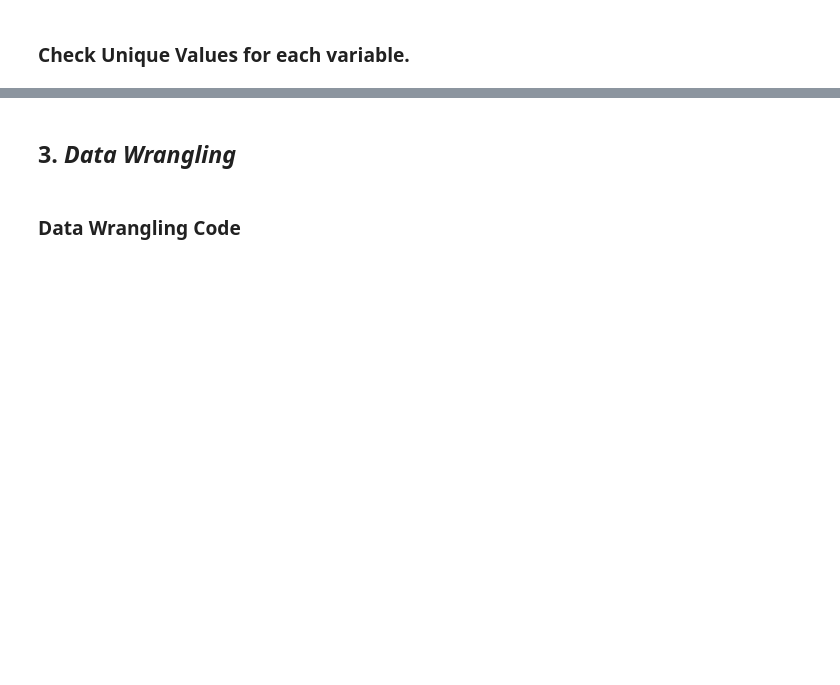
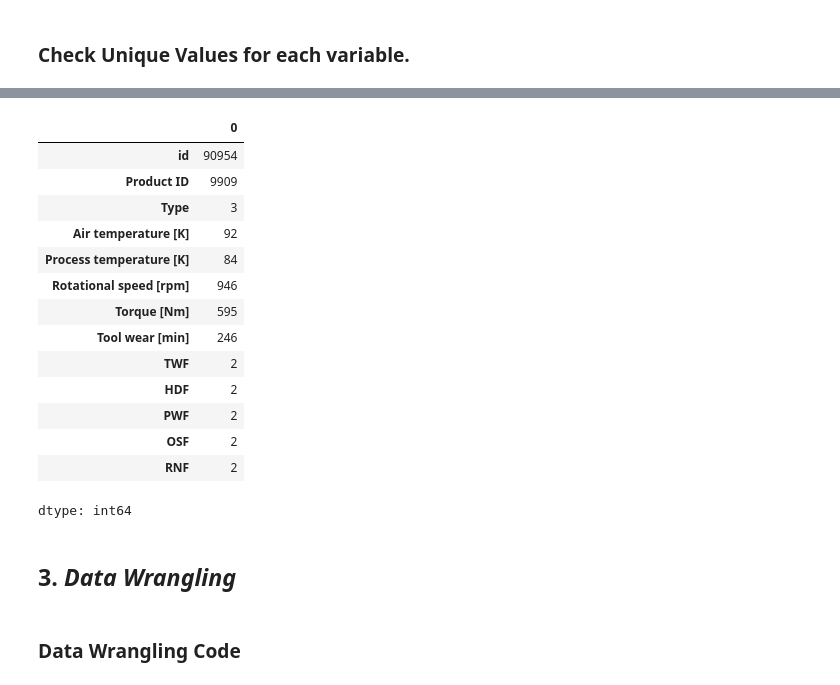
Before and after one commit to Sagarjain93/Machine-Learning-Portfolio, a Jupyter notebook: 03_ML_Practice/Tata_Steel_Machine_Failure_Prediction/02_notebooks/01_data_cleaning.ipynb, the cells around one changed output, grey strips where cells are left out. Cells and saved outputs as stored; diff of their text form; code cells hidden in the pictures; blank space fills up the shorter version.

```diff
--- a/03_ML_Practice/Tata_Steel_Machine_Failure_Prediction/02_notebooks/01_data_cleaning.ipynb
+++ b/03_ML_Practice/Tata_Steel_Machine_Failure_Prediction/02_notebooks/01_data_cleaning.ipynb
@@ -238,3 +418,21 @@ Answer Here
+# %%
+test.nunique()
+# %% [output]
+|  | 0 |
+| id | 90954 |
+| Product ID | 9909 |
+| Type | 3 |
+| Air temperature [K] | 92 |
+| Process temperature [K] | 84 |
+| Rotational speed [rpm] | 946 |
+| Torque [Nm] | 595 |
+| Tool wear [min] | 246 |
+| TWF | 2 |
+| HDF | 2 |
+| PWF | 2 |
+| OSF | 2 |
+| RNF | 2 |
+dtype: int64
 # %% [markdown]
 ## 3. ***Data Wrangling***
 # %% [markdown]
```
Also changed, not shown: parts of 18 cells of this notebook.
